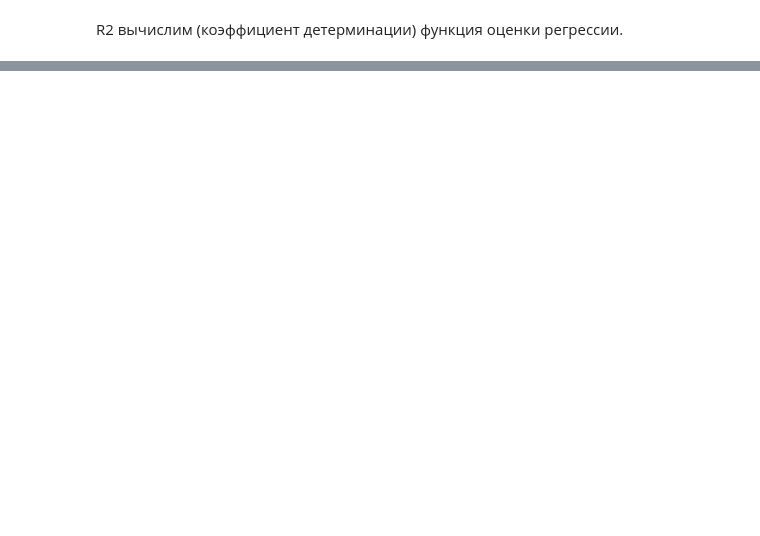
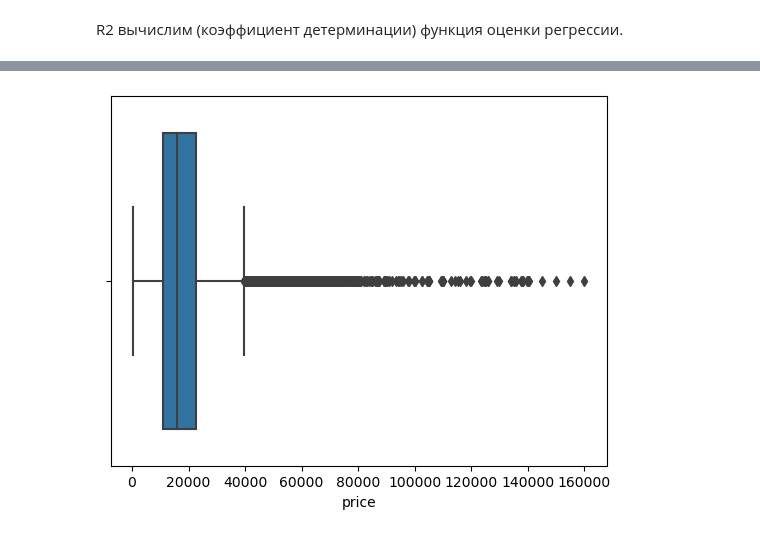
Before and after one commit to KseniaKarandeeva/Data_science_course, a Jupyter notebook: 10_homework.ipynb, the cells around one changed output, grey strips where cells are left out. Cells and saved outputs as stored; diff of their text form; code cells hidden in the pictures; blank space fills up the shorter version.

```diff
--- a/10_homework.ipynb
+++ b/10_homework.ipynb
@@ -358,0 +394,6 @@ r2_4
+# %%
+all_data['transmission'] = encoder.fit_transform(all_data['transmission'])
+model_cat = {index : label for index, label in enumerate(encoder.classes_)}
+# %%
+all_data['fuelType'] = encoder.fit_transform(all_data['fuelType'])
+model_cat = {index : label for index, label in enumerate(encoder.classes_)}
@@ -358,0 +413,3 @@ r2_4
+# %%
+all_data = all_data.dropna(subset=['tax'])
+all_data.isnull().sum()
@@ -358,0 +502,6 @@ r2_4
+# %%
+all_data = all_data[all_data['mileage'] < 200000]
+# %%
+box1 = sns.boxplot(x = 'price', data = all_data)
+# %% [output]
+[figure, added]
```
Also changed, not shown: parts of 82 cells of this notebook.
